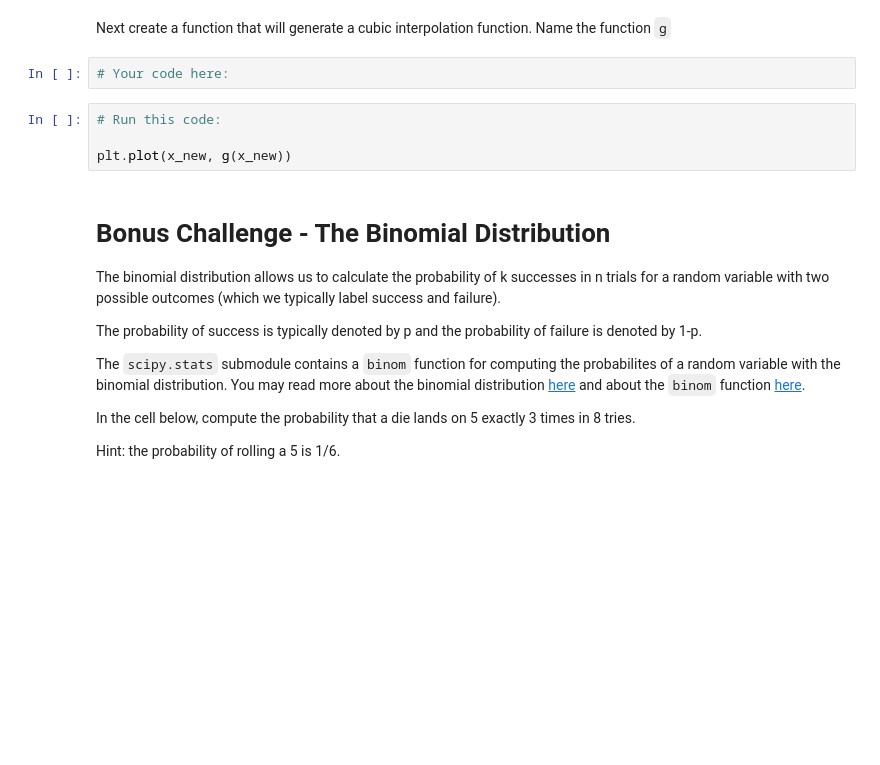
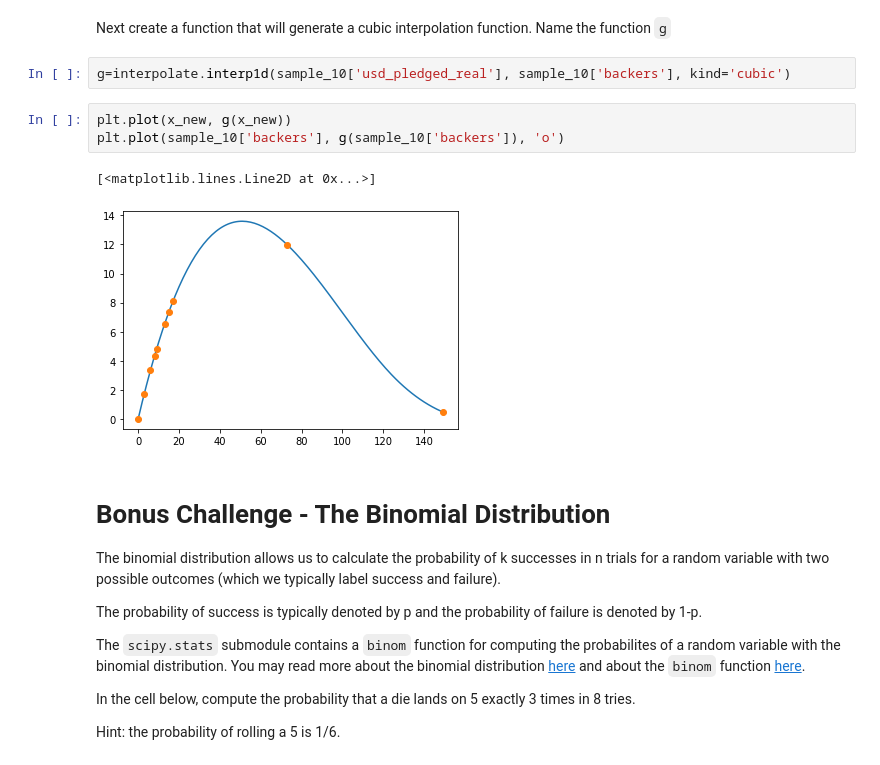
Before and after one commit to ironhack-datalabs/datamad0320, a Jupyter notebook: module-2/lab-intro-to-scipy/your-code/main.ipynb, the cells around one changed output. Drawn from its saved outputs; the diff is of its cells as text; blank space fills up the shorter version.

```diff
--- a/module-2/lab-intro-to-scipy/your-code/main.ipynb
+++ b/module-2/lab-intro-to-scipy/your-code/main.ipynb
@@ -84,11 +158,13 @@ plt.plot(x_new, f(x_new))
 # %% [markdown]
 Next create a function that will generate a cubic interpolation function. Name the function `g`
-# %%
-# Your code here:
-# %%
-# Run this code:
-
-plt.plot(x_new, g(x_new))
+# %%
+g=interpolate.interp1d(sample_10['usd_pledged_real'], sample_10['backers'], kind='cubic')
+# %%
+plt.plot(x_new, g(x_new))
+plt.plot(sample_10['backers'], g(sample_10['backers']), 'o')
+# %% [output]
+[<matplotlib.lines.Line2D at 0x...>]
+[figure, added]
 # %% [markdown]
 # Bonus Challenge - The Binomial Distribution
 
```
Also changed, not shown: parts of 28 cells of this notebook.
